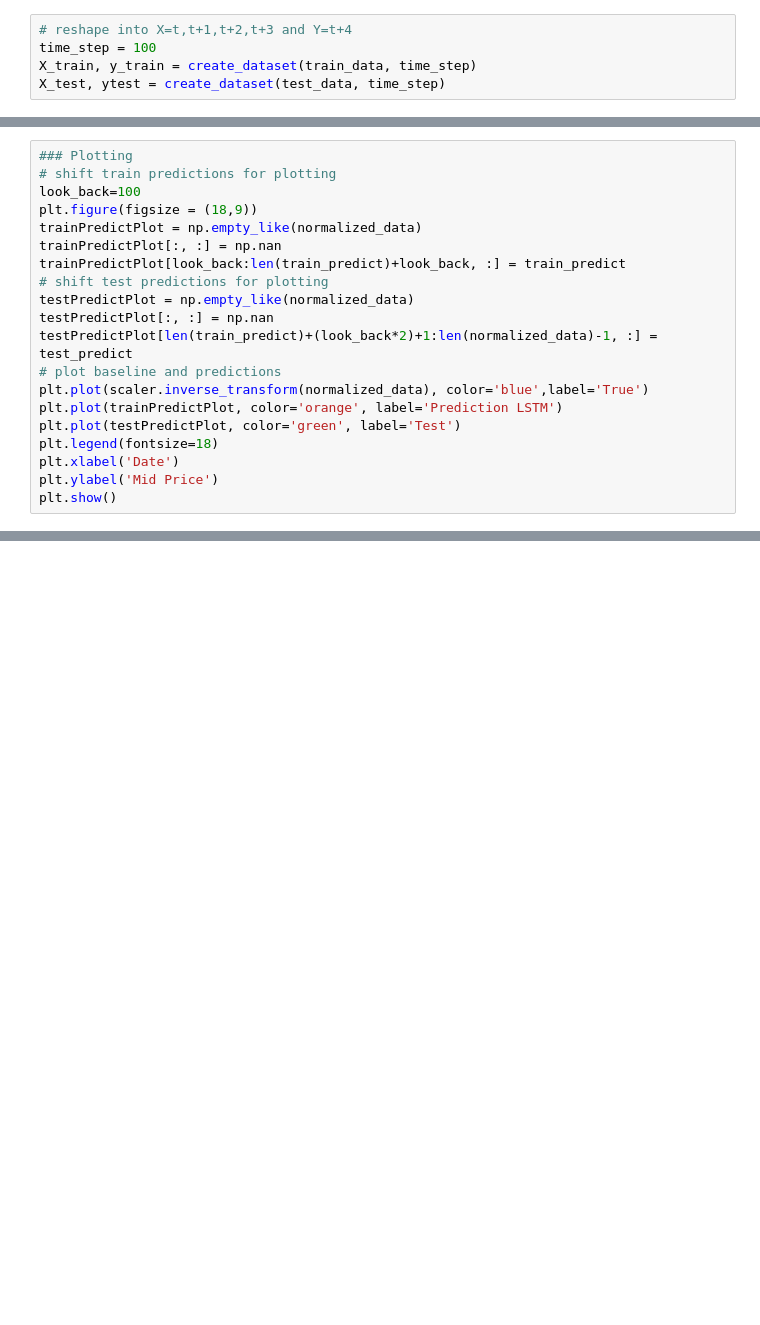
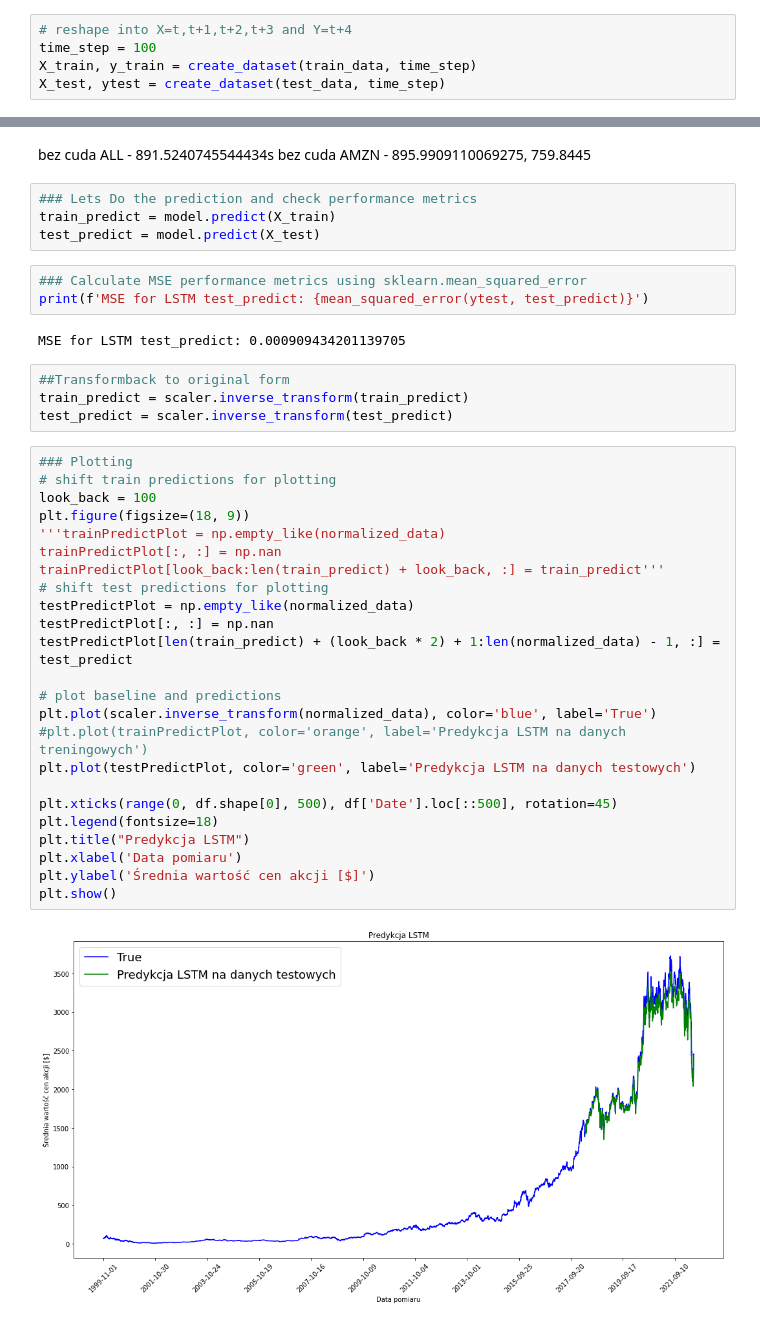
Before and after one commit to Oliwer-Krupa/Stock-market-prediction, a Jupyter notebook: Stock_market_prediction.ipynb, the cells around one changed output, grey strips where cells are left out. Drawn from its saved outputs; the diff is of its cells as text; blank space fills up the shorter version.

```diff
--- a/Stock_market_prediction.ipynb
+++ b/Stock_market_prediction.ipynb
@@ -336,20 +311,0 @@ test_predict=scaler.inverse_transform(test_predict)
-# %%
-### Plotting
-# shift train predictions for plotting
-look_back=100
-plt.figure(figsize = (18,9))
-trainPredictPlot = np.empty_like(normalized_data)
-trainPredictPlot[:, :] = np.nan
-trainPredictPlot[look_back:len(train_predict)+look_back, :] = train_predict
-# shift test predictions for plotting
-testPredictPlot = np.empty_like(normalized_data)
-testPredictPlot[:, :] = np.nan
-testPredictPlot[len(train_predict)+(look_back*2)+1:len(normalized_data)-1, :] = test_predict
-# plot baseline and predictions
-plt.plot(scaler.inverse_transform(normalized_data), color='blue',label='True')
-plt.plot(trainPredictPlot, color='orange', label='Prediction LSTM')
-plt.plot(testPredictPlot, color='green', label='Test')
-plt.legend(fontsize=18)
-plt.xlabel('Date')
-plt.ylabel('Mid Price')
-plt.show()
@@ -583,0 +338,42 @@ plt.show()
+# %% [markdown]
+bez cuda ALL - 891.5240745544434s
+bez cuda AMZN - 895.9909110069275, 759.8445
+# %%
+### Lets Do the prediction and check performance metrics
+train_predict = model.predict(X_train)
+test_predict = model.predict(X_test)
+# %%
+### Calculate MSE performance metrics using sklearn.mean_squared_error
+print(f'MSE for LSTM test_predict: {mean_squared_error(ytest, test_predict)}')
+# %% [output]
+MSE for LSTM test_predict: 0.000909434201139705
+# %%
+##Transformback to original form
+train_predict = scaler.inverse_transform(train_predict)
+test_predict = scaler.inverse_transform(test_predict)
+# %%
+### Plotting
+# shift train predictions for plotting
+look_back = 100
+plt.figure(figsize=(18, 9))
+'''trainPredictPlot = np.empty_like(normalized_data)
+trainPredictPlot[:, :] = np.nan
+trainPredictPlot[look_back:len(train_predict) + look_back, :] = train_predict'''
+# shift test predictions for plotting
+testPredictPlot = np.empty_like(normalized_data)
+testPredictPlot[:, :] = np.nan
+testPredictPlot[len(train_predict) + (look_back * 2) + 1:len(normalized_data) - 1, :] = test_predict
+
+# plot baseline and predictions
+plt.plot(scaler.inverse_transform(normalized_data), color='blue', label='True')
+#plt.plot(trainPredictPlot, color='orange', label='Predykcja LSTM na danych treningowych')
+plt.plot(testPredictPlot, color='green', label='Predykcja LSTM na danych testowych')
+
+plt.xticks(range(0, df.shape[0], 500), df['Date'].loc[::500], rotation=45)
+plt.legend(fontsize=18)
+plt.title("Predykcja LSTM")
+plt.xlabel('Data pomiaru')
+plt.ylabel('Średnia wartość cen akcji [$]')
+plt.show()
+# %% [output]
+[figure, added]
```
Also changed, not shown: parts of 62 cells of this notebook.
